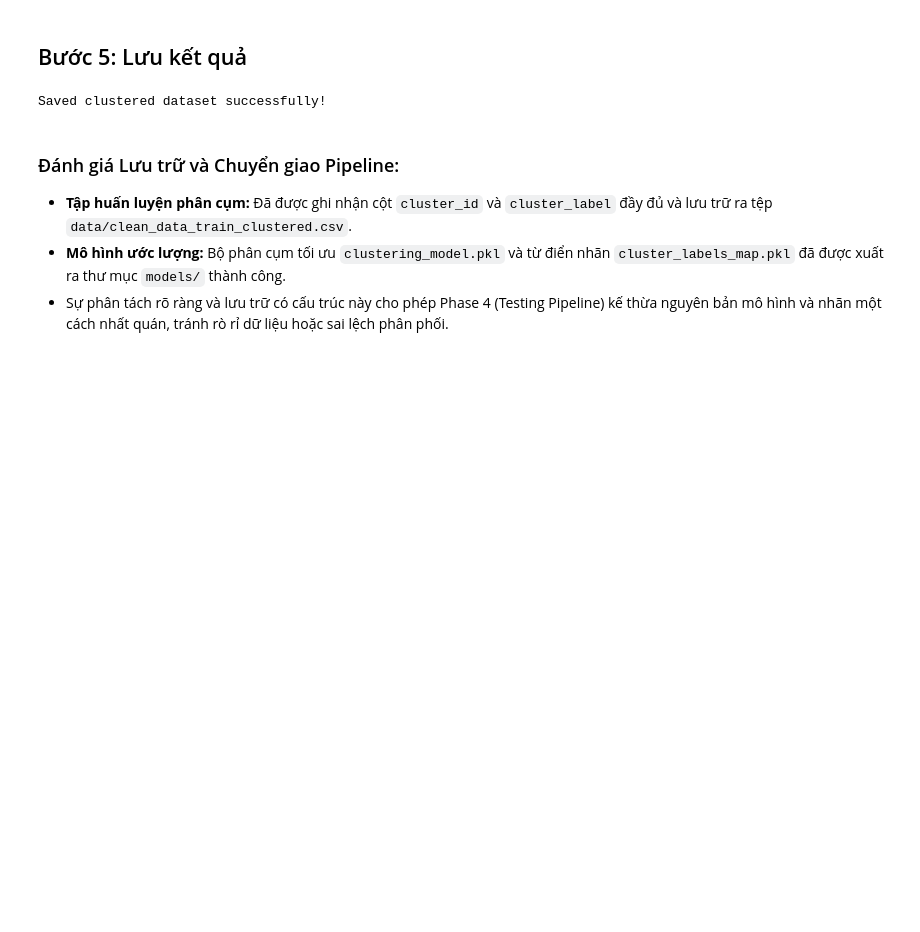
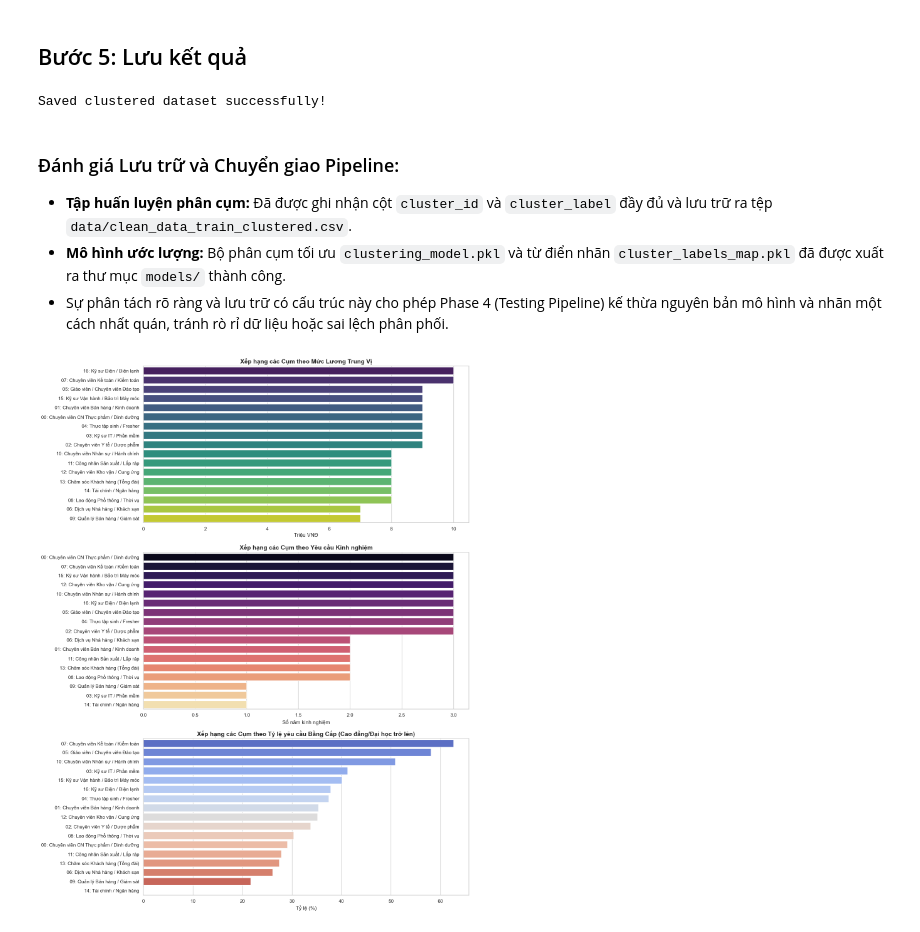
Before and after one commit to LuongVanVo/vietnam-job-market-clustering, a Jupyter notebook: notebooks/03_training.ipynb, the cells around one changed output. Cells and saved outputs as stored; diff of their text form; code cells hidden in the pictures; blank space fills up the shorter version.

```diff
--- a/notebooks/03_training.ipynb
+++ b/notebooks/03_training.ipynb
@@ -114,9 +130,2 @@ Quá trình khảo sát K với bước nhảy 2 chạy trên mẫu ngẫu nhiê
 # %% [markdown]
 Dựa trên sự dẫn dắt mạnh mẽ của chỉ số Silhouette thực nghiệm phía trên, chúng ta quyết định huấn luyện mô hình phân cụm cuối cùng trên không gian đặc trưng 169D với **$K = 17$** cụm để thu được kết quả phân nhóm nghề nghiệp có biên giới rõ ràng và mang ý nghĩa thống kê cao nhất.
-# %%
-k_optimal = 17
-kmeans_optimal = MiniBatchKMeans(n_clusters=k_optimal, random_state=42, batch_size=2048, max_no_improvement=20, n_init=10)
-kmeans_optimal.fit(full_train_scaled)
-joblib.dump(kmeans_optimal, "../models/clustering_model.pkl")
-
-df_train_final['cluster_id'] = kmeans_optimal.labels_
@@ -288,3 +299,55 @@ Saved clustered dataset successfully!
 *   **Tập huấn luyện phân cụm:** Đã được ghi nhận cột `cluster_id` và `cluster_label` đầy đủ và lưu trữ ra tệp `data/clean_data_train_clustered.csv`.
 *   **Mô hình ước lượng:** Bộ phân cụm tối ưu `clustering_model.pkl` và từ điển nhãn `cluster_labels_map.pkl` đã được xuất ra thư mục `models/` thành công.
 *   Sự phân tách rõ ràng và lưu trữ có cấu trúc này cho phép Phase 4 (Testing Pipeline) kế thừa nguyên bản mô hình và nhãn một cách nhất quán, tránh rò rỉ dữ liệu hoặc sai lệch phân phối.
+# %%
+import matplotlib.pyplot as plt
+import seaborn as sns
+
+# Chuẩn bị dữ liệu vẽ biểu đồ
+plot_data = []
+for c in range(k_optimal):
+    df_c = df_train_final[df_train_final['cluster_id'] == c]
+    sal_med = df_c['salary_min_m_vnd'].median()
+    exp_med = df_c['exp_min_years'].median()
+    # Tính tỷ lệ yêu cầu bằng Đại học/Cao đẳng trở lên (edu_score >= 4)
+    # Theo EDUCATION_MAP: Cao đẳng=4, Đại học=5, Cử nhân=5, Kỹ sư=5
+    edu_high_list = ['Cao đẳng', 'Đại học', 'Cử nhân', 'Kỹ sư']
+    edu_high_ratio = df_c['education_level'].isin(edu_high_list).mean() * 100
+
+    plot_data.append({
+        'Cụm': f"{c:02d}: {cluster_labels_map_final[c].split(' |')[0].split(': ')[1]}",
+        'Lương Min Trung vị (Triệu)': sal_med,
+        'Kinh nghiệm Trung vị (Năm)': exp_med,
+        'Tỷ lệ yêu cầu Bằng cấp cao (%)': edu_high_ratio
+    })
+
+df_plot = pd.DataFrame(plot_data)
+
+sns.set_theme(style="whitegrid")
+fig, axs = plt.subplots(3, 1, figsize=(14, 18))
+
+# 1. Biểu đồ Lương
+df_sal = df_plot.sort_values('Lương Min Trung vị (Triệu)', ascending=False)
+sns.barplot(data=df_sal, x='Lương Min Trung vị (Triệu)', y='Cụm', ax=axs[0], hue='Cụm', legend=False, palette='viridis')
+axs[0].set_title('Xếp hạng các Cụm theo Mức Lương Trung Vị', fontsize=14, fontweight='bold')
+axs[0].set_xlabel('Triệu VNĐ')
+axs[0].set_ylabel('')
+
+# 2. Biểu đồ Kinh nghiệm
+df_exp = df_plot.sort_values('Kinh nghiệm Trung vị (Năm)', ascending=False)
+sns.barplot(data=df_exp, x='Kinh nghiệm Trung vị (Năm)', y='Cụm', ax=axs[1], hue='Cụm', legend=False, palette='magma')
+axs[1].set_title('Xếp hạng các Cụm theo Yêu cầu Kinh nghiệm', fontsize=14, fontweight='bold')
+axs[1].set_xlabel('Số năm kinh nghiệm')
+axs[1].set_ylabel('')
+
+# 3. Biểu đồ Bằng cấp
+df_edu = df_plot.sort_values('Tỷ lệ yêu cầu Bằng cấp cao (%)', ascending=False)
+sns.barplot(data=df_edu, x='Tỷ lệ yêu cầu Bằng cấp cao (%)', y='Cụm', ax=axs[2], hue='Cụm', legend=False, palette='coolwarm')
+axs[2].set_title('Xếp hạng các Cụm theo Tỷ lệ yêu cầu Bằng Cấp (Cao đẳng/Đại học trở lên)', fontsize=14, fontweight='bold')
+axs[2].set_xlabel('Tỷ lệ (%)')
+axs[2].set_ylabel('')
+
+plt.tight_layout()
+plt.show()
+# %% [output]
+[figure, added]
```
Also changed, not shown: parts of 12 cells of this notebook, 13 other files.
